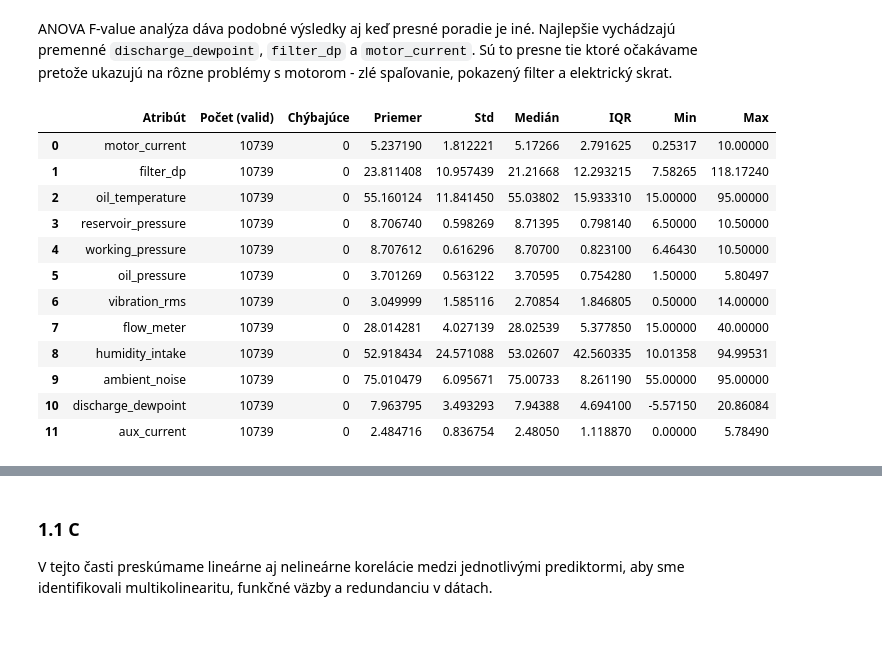
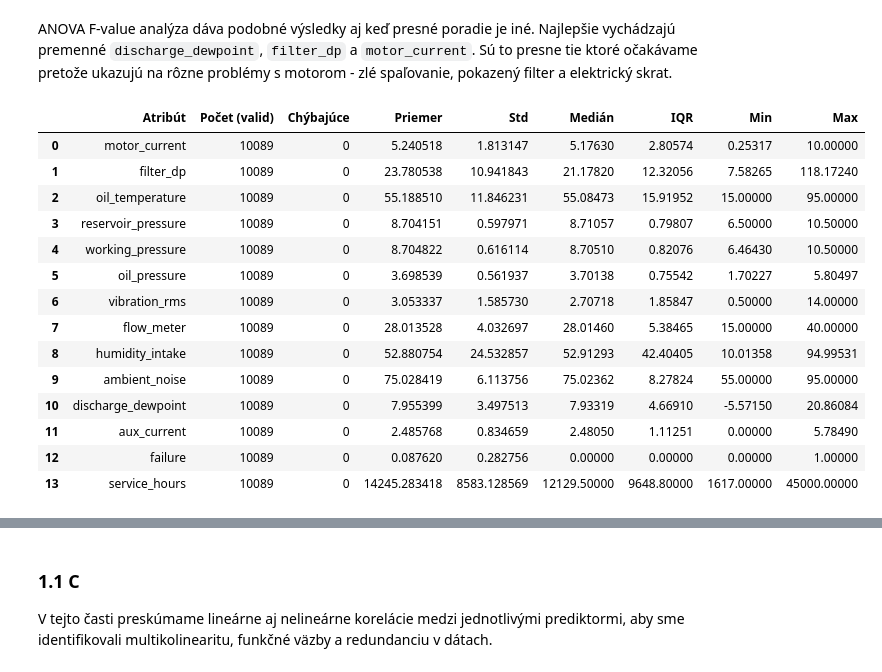
Before and after one commit to tancop/iau-projekt, a Jupyter notebook: main.ipynb, the cells around one changed output, grey strips where cells are left out. Drawn from its saved outputs; the diff is of its cells as text; code cells hidden in the pictures; blank space fills up the shorter version.

```diff
--- a/main.ipynb
+++ b/main.ipynb
@@ -484,0 +498,6 @@ Ako prvé potrebujeme zistiť čo ktorý atribút vlastne znamená. Veľkú čas
+# %%
+data = pd.merge(readings, units, on="unit_id", how="left")
+data.dropna(inplace=True)
+
+data.info()
+data.head()
@@ -489,12 +533,13 @@ Pre začiatok je dobre zistiť ktoré atribúty v datasete sú najdôležitejši
 # %%
 from sklearn.feature_selection import VarianceThreshold
 
-df = readings.drop(["unit_id", "cycle_timestamp"], axis=1)
-df["service_hours"] = units["service_hours"]
+numeric_fields = data.select_dtypes(include=[np.number]).columns.drop(["unit_id", "depot_id"]).tolist()
 
-data = df.drop(["failure"], axis=1).values
-X = data[:, :-1]
-y = data[:, -1]
+df = data[numeric_fields]
+
+vars = df.drop(["failure"], axis=1).values
+X = vars[:, :-1]
+y = vars[:, -1]
 print(X.shape, y.shape)
 
 thresholds = np.arange(0.0, 0.55, 0.05)
@@ -548,7 +593,5 @@ def mic(X, y):
     scores.plot(kind='barh')
     print(scores.sort_values(ascending=False))
 
-df = readings.drop(["unit_id", "cycle_timestamp"], axis=1)
-
 mic(df.drop("failure", axis=1), df["failure"])
 # %% [output]
@@ -594,58 +639,44 @@ sorted(zip(X.columns, fs.scores_), key=lambda x: x[1], reverse=True)
 # %% [markdown]
 ANOVA F-value analýza dáva podobné výsledky aj keď presné poradie je iné. Najlepšie vychádzajú premenné `discharge_dewpoint`, `filter_dp` a `motor_current`. Sú to presne tie ktoré očakávame pretože ukazujú na rôzne problémy s motorom - zlé spaľovanie, pokazený filter a elektrický skrat.
 # %%
-selected_sensor_cols = [
-    "motor_current",
-    "filter_dp",
-    "oil_temperature",
-    "reservoir_pressure",
-    "working_pressure",
-    "oil_pressure",
-    "vibration_rms",
-    "flow_meter",
-    "humidity_intake",
-    "ambient_noise",
-    "discharge_dewpoint",
-    "aux_current",
-]
-
-
 def detailed_stats(df, columns):
     stats_list = []
     for col in columns:
         s = df[col].dropna()
         q25, q75 = s.quantile(0.25), s.quantile(0.75)
         iqr = q75 - q25
         stats_list.append(
             {
                 "Atribút": col,
                 "Počet (valid)": len(s),
                 "Chýbajúce": df[col].isna().sum(),
                 "Priemer": s.mean(),
                 "Std": s.std(),
                 "Medián": s.median(),
                 "IQR": iqr,
                 "Min": s.min(),
                 "Max": s.max(),
             }
         )
     return pd.DataFrame(stats_list)
 
 
-stats_sensors = detailed_stats(df, selected_sensor_cols)
+stats_sensors = detailed_stats(df, numeric_fields)
 display(stats_sensors)
 # %% [output]
 |  | Atribút | Počet (valid) | Chýbajúce | Priemer | Std | Medián | IQR | Min | Max |
-| 0 | motor_current | 10739 | 0 | 5.237190 | 1.812221 | 5.17266 | 2.791625 | 0.25317 | 10.00000 |
-| 1 | filter_dp | 10739 | 0 | 23.811408 | 10.957439 | 21.21668 | 12.293215 | 7.58265 | 118.17240 |
-| 2 | oil_temperature | 10739 | 0 | 55.160124 | 11.841450 | 55.03802 | 15.933310 | 15.00000 | 95.00000 |
-| 3 | reservoir_pressure | 10739 | 0 | 8.706740 | 0.598269 | 8.71395 | 0.798140 | 6.50000 | 10.50000 |
-| 4 | working_pressure | 10739 | 0 | 8.707612 | 0.616296 | 8.70700 | 0.823100 | 6.46430 | 10.50000 |
-| 5 | oil_pressure | 10739 | 0 | 3.701269 | 0.563122 | 3.70595 | 0.754280 | 1.50000 | 5.80497 |
-| 6 | vibration_rms | 10739 | 0 | 3.049999 | 1.585116 | 2.70854 | 1.846805 | 0.50000 | 14.00000 |
-| 7 | flow_meter | 10739 | 0 | 28.014281 | 4.027139 | 28.02539 | 5.377850 | 15.00000 | 40.00000 |
-| 8 | humidity_intake | 10739 | 0 | 52.918434 | 24.571088 | 53.02607 | 42.560335 | 10.01358 | 94.99531 |
-| 9 | ambient_noise | 10739 | 0 | 75.010479 | 6.095671 | 75.00733 | 8.261190 | 55.00000 | 95.00000 |
-| 10 | discharge_dewpoint | 10739 | 0 | 7.963795 | 3.493293 | 7.94388 | 4.694100 | -5.57150 | 20.86084 |
-| 11 | aux_current | 10739 | 0 | 2.484716 | 0.836754 | 2.48050 | 1.118870 | 0.00000 | 5.78490 |
+| 0 | motor_current | 10089 | 0 | 5.240518 | 1.813147 | 5.17630 | 2.80574 | 0.25317 | 10.00000 |
+| 1 | filter_dp | 10089 | 0 | 23.780538 | 10.941843 | 21.17820 | 12.32056 | 7.58265 | 118.17240 |
+| 2 | oil_temperature | 10089 | 0 | 55.188510 | 11.846231 | 55.08473 | 15.91952 | 15.00000 | 95.00000 |
+| 3 | reservoir_pressure | 10089 | 0 | 8.704151 | 0.597971 | 8.71057 | 0.79807 | 6.50000 | 10.50000 |
+| 4 | working_pressure | 10089 | 0 | 8.704822 | 0.616114 | 8.70510 | 0.82076 | 6.46430 | 10.50000 |
+| 5 | oil_pressure | 10089 | 0 | 3.698539 | 0.561937 | 3.70138 | 0.75542 | 1.70227 | 5.80497 |
+| 6 | vibration_rms | 10089 | 0 | 3.053337 | 1.585730 | 2.70718 | 1.85847 | 0.50000 | 14.00000 |
+| 7 | flow_meter | 10089 | 0 | 28.013528 | 4.032697 | 28.01460 | 5.38465 | 15.00000 | 40.00000 |
+| 8 | humidity_intake | 10089 | 0 | 52.880754 | 24.532857 | 52.91293 | 42.40405 | 10.01358 | 94.99531 |
+| 9 | ambient_noise | 10089 | 0 | 75.028419 | 6.113756 | 75.02362 | 8.27824 | 55.00000 | 95.00000 |
+| 10 | discharge_dewpoint | 10089 | 0 | 7.955399 | 3.497513 | 7.93319 | 4.66910 | -5.57150 | 20.86084 |
+| 11 | aux_current | 10089 | 0 | 2.485768 | 0.834659 | 2.48050 | 1.11251 | 0.00000 | 5.78490 |
+| 12 | failure | 10089 | 0 | 0.087620 | 0.282756 | 0.00000 | 0.00000 | 0.00000 | 1.00000 |
+| 13 | service_hours | 10089 | 0 | 14245.283418 | 8583.128569 | 12129.50000 | 9648.80000 | 1617.00000 | 45000.00000 |
 # %%
```
Also changed, not shown: parts of 13 cells of this notebook.
